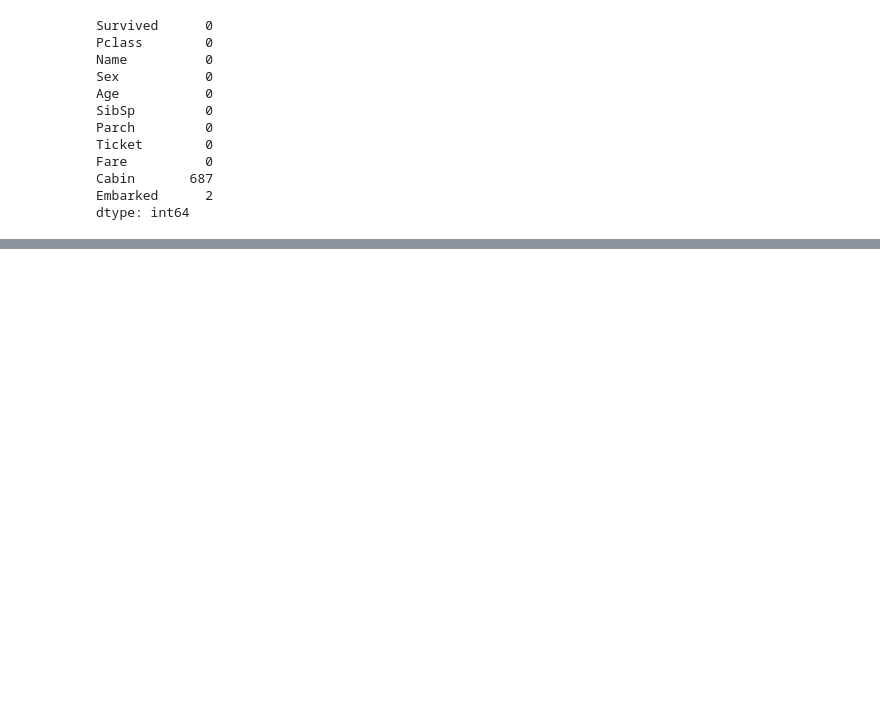
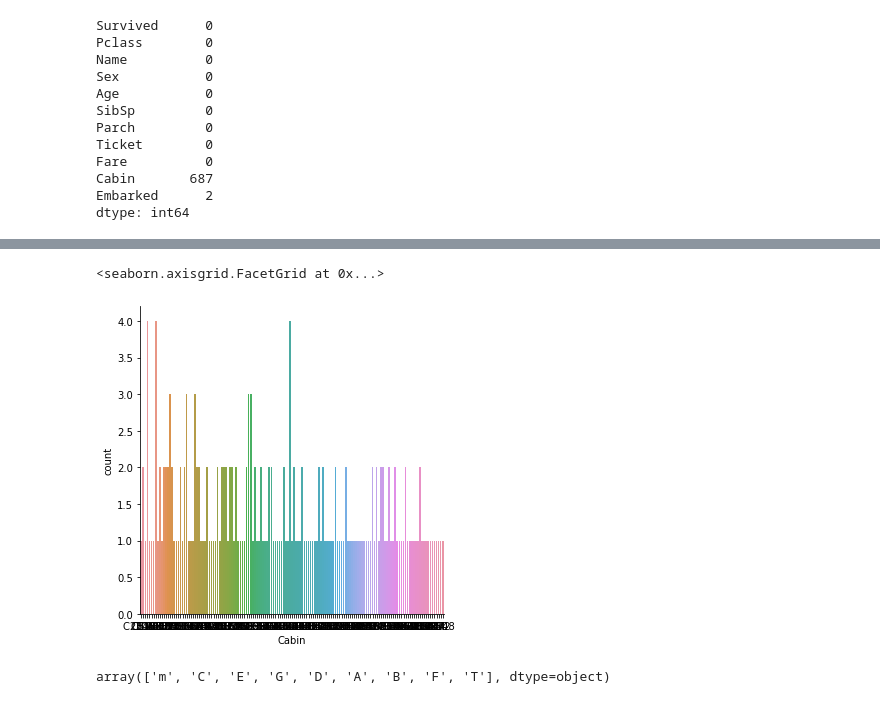
Before and after one commit to brauliotegui/SPICED, a Jupyter notebook: Week_02/3.4._Feature Engineering.ipynb, the cells around one changed output, grey strips where cells are left out. Cells and saved outputs as stored; diff of their text form; code cells hidden in the pictures; blank space fills up the shorter version.

Commit message:
data cleaned

```diff
--- a/Week_02/3.4._Feature Engineering.ipynb
+++ b/Week_02/3.4._Feature Engineering.ipynb
@@ -119,0 +123,3 @@ df['Age'].median()
+# %%
+df['Embarked'] = df['Embarked'].fillna('S')
+df.isna().sum()
@@ -119,0 +162,5 @@ df['Age'].median()
+# %%
+sns.catplot(x = 'Cabin', kind = 'count', data = df)
+# %% [output]
+<seaborn.axisgrid.FacetGrid at 0x...>
+[figure, added]
@@ -119,0 +171,4 @@ df['Age'].median()
+# %%
+df['Cabin'].unique()
+# %% [output]
+array(['m', 'C', 'E', 'G', 'D', 'A', 'B', 'F', 'T'], dtype=object)
```
Also changed, not shown: parts of 17 cells of this notebook.
